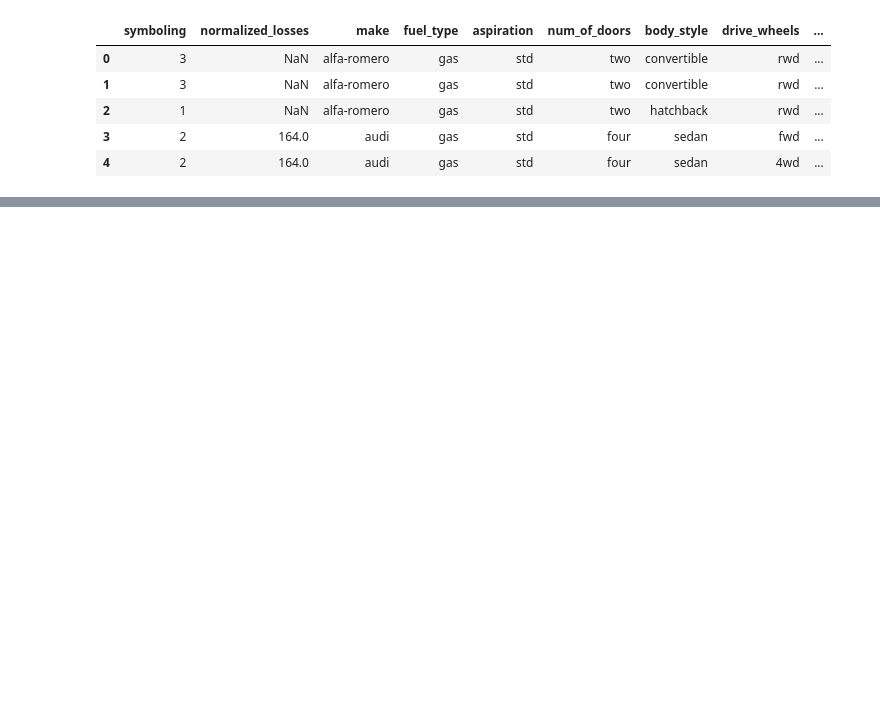
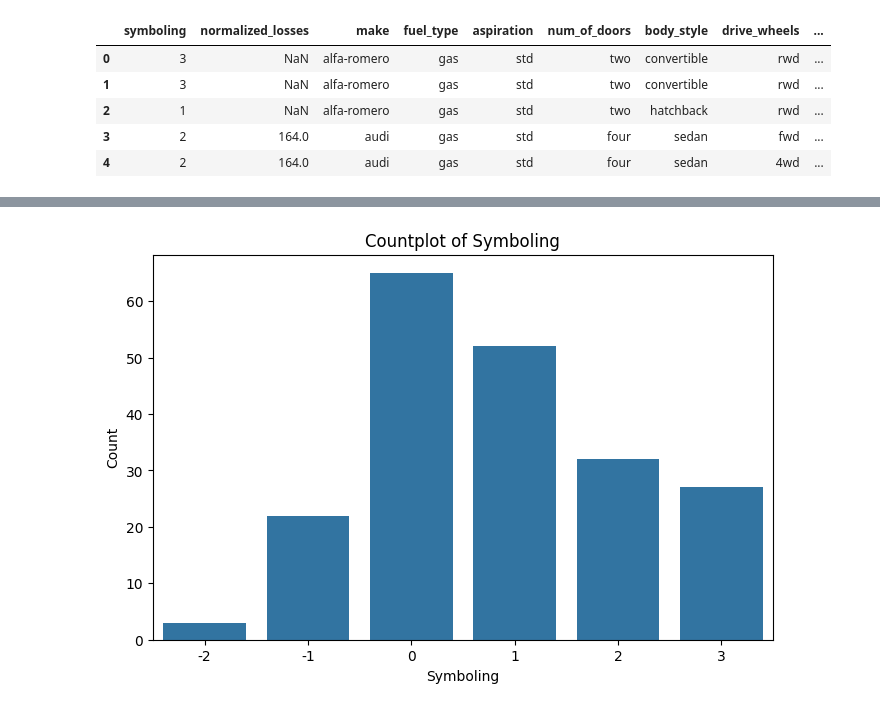
Before and after one commit to yashwant2002/Automobile_price_prediction_ML, a Jupyter notebook: notebook/Automobile_Price_Prediction.ipynb, the cells around one changed output, grey strips where cells are left out. Cells and saved outputs as stored; diff of their text form; code cells hidden in the pictures; blank space fills up the shorter version.

```diff
--- a/notebook/Automobile_Price_Prediction.ipynb
+++ b/notebook/Automobile_Price_Prediction.ipynb
@@ -65,0 +261,10 @@ df.head()
+# %%
+plt.figure(figsize=(8,5))
+sns.countplot(data=df, x="symboling")
+plt.title("Countplot of Symboling")
+plt.xlabel("Symboling")
+plt.ylabel("Count")
+plt.savefig("../images/eda_plots/Countplot_of_Symboling")
+plt.show()
+# %% [output]
+[figure, added]
```
Also changed, not shown: parts of 37 cells of this notebook, 8 other files.
